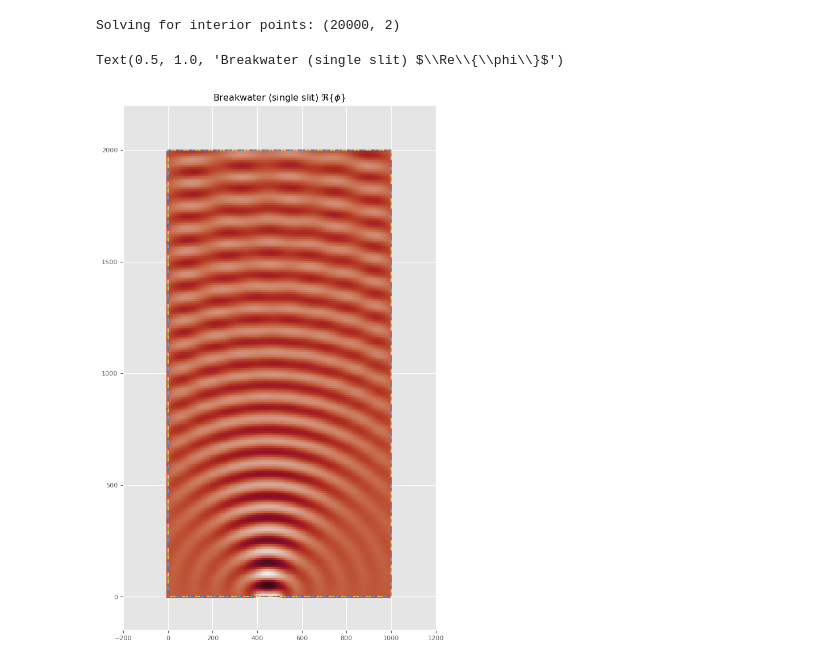
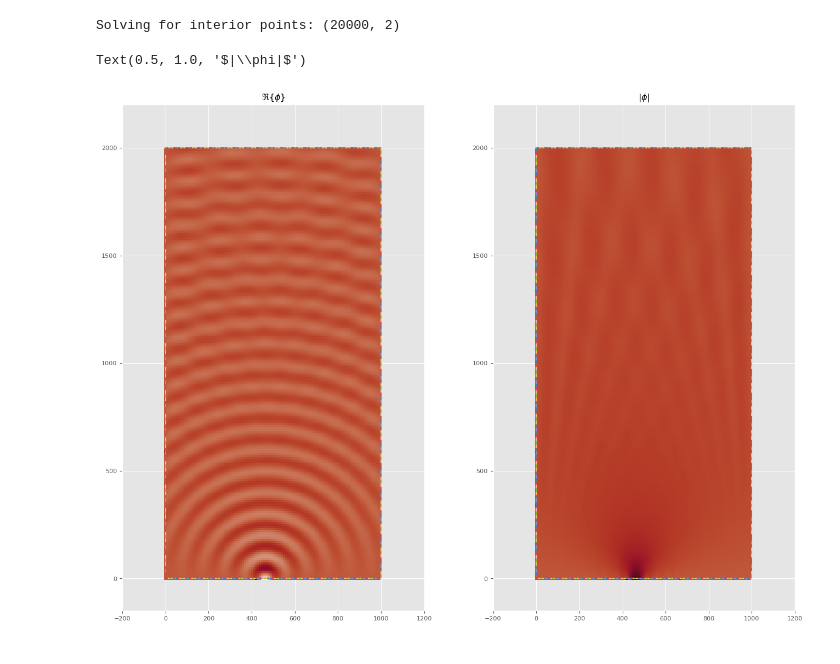
Before and after one commit to gauteh/ohbemn, a Jupyter notebook: examples/Breakwater diffusion.ipynb, the cells around one changed output. Saved outputs shown, nothing was run; the diff lists cells and outputs as text; code cells hidden in the pictures.

```diff
--- a/examples/Breakwater diffusion.ipynb
+++ b/examples/Breakwater diffusion.ipynb
@@ -53,7 +54,7 @@ for i in range(region.len()):
     v = source.dplane(0, k, *x, -n)
 
     # opening
-    if x[1] < 0.1 and (x[0] >= 400. and x[0] <= 500.):
+    if x[1] < 0.1 and (x[0] >= 450. and x[0] <= 475.):
         bc.beta[i] = 0.
         bc.alpha[i] = 1.
 
@@ -136,15 +137,22 @@ eF = boundary_solution.solve_samples(np.zeros(ep.shape[0]), ep)
 Solving for interior points: (20000, 2)
 # %%
 eFp = eF.phis.reshape(xx.shape)
-f, ax = plt.subplots(figsize=(8, 12))
-region.plot(ax)
-ax.set_aspect('equal')
-ax.pcolor(xx, yy, eFp.real, vmin=-1, vmax=1)
-ax.set_xlim([-200, 1200])
-ax.set_ylim([-150, 2200])
-ax.set_title('Breakwater (single slit) $\\Re\\{\\phi\\}$')
+f, (ax1, ax2) = plt.subplots(ncols=2, figsize=(16, 12))
+region.plot(ax1)
+ax1.set_aspect('equal')
+ax1.pcolor(xx, yy, np.real(eFp), vmin=-1, vmax=1)
+ax1.set_xlim([-200, 1200])
+ax1.set_ylim([-150, 2200])
+ax1.set_title('$\\Re\\{\\phi\\}$')
+
+region.plot(ax2)
+ax2.set_aspect('equal')
+ax2.pcolor(xx, yy, np.abs(eFp), vmin=-1, vmax=1)
+ax2.set_xlim([-200, 1200])
+ax2.set_ylim([-150, 2200])
+ax2.set_title('$|\\phi|$')
 # %% [output]
-Text(0.5, 1.0, 'Breakwater (single slit) $\\Re\\{\\phi\\}$')
+Text(0.5, 1.0, '$|\\phi|$')
-[figure, old version]
+[figure, new version]
 # %%
 f.savefig('figures/breakwater_closed_single_slit.png', dpi=250, bbox_inches=0)
```
Also changed, not shown: parts of 5 cells of this notebook, 1 other file.
